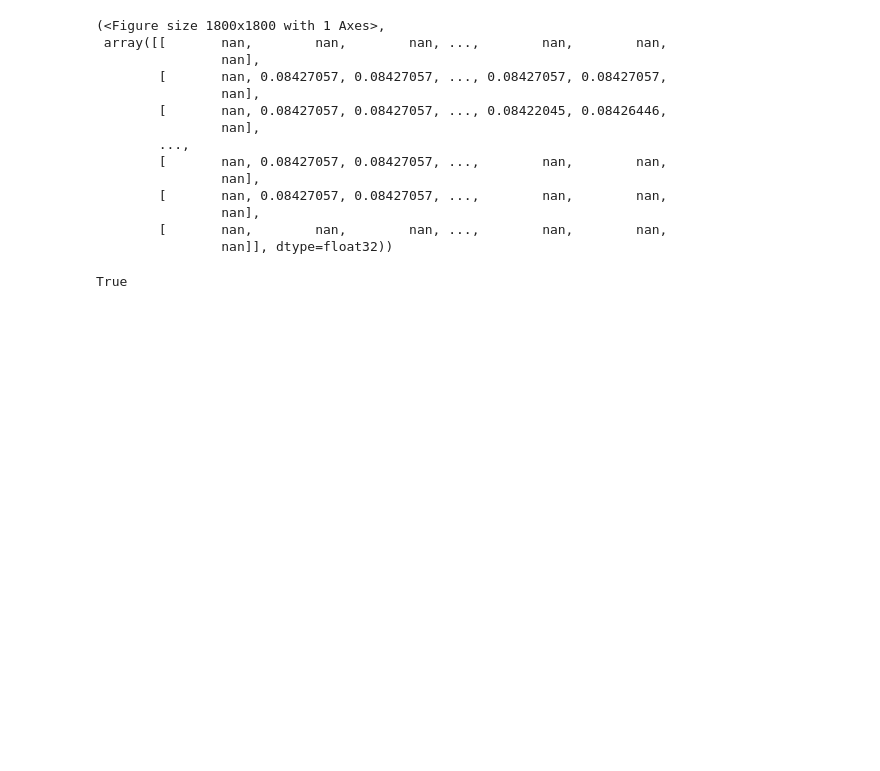
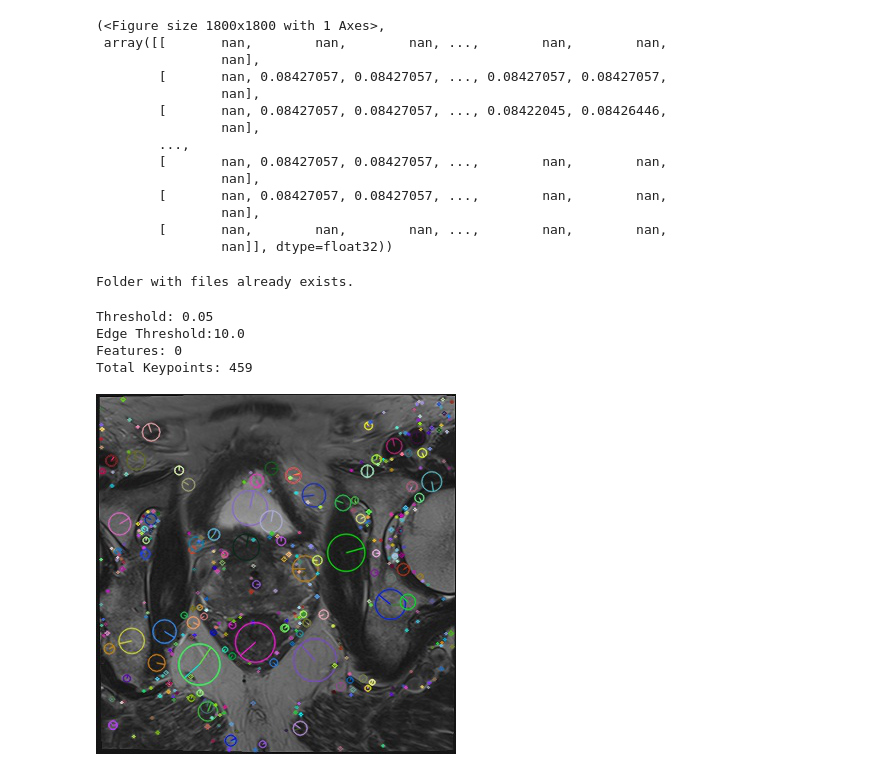
Before and after one commit to NMVRodrigues/bovw_test, a Jupyter notebook: keypoint_testing.ipynb, the cells around one changed output. Saved outputs shown, nothing was run; the diff lists cells and outputs as text; code cells hidden in the pictures; blank space fills up the shorter version.

Commit message:
improved notebook to include both sift and fast

```diff
--- a/keypoint_testing.ipynb
+++ b/keypoint_testing.ipynb
@@ -52,22 +54,44 @@ matshow3d(
                 nan]], dtype=float32))
 # %%
 # iterate and save the slices
+try:
+    os.mkdir('slices')
 
-os.mkdir('slices')
-
-for i in range(img.shape[-1]):
-    save_image(img[0, :, :, i], "slices/slice_"+str(i)+".png")
+    for i in range(img.shape[-1]):
+        save_image(img[0, :, :, i], "slices/slice_"+str(i)+".png")
+except:
+    print("Folder with files already exists.")
+# %% [output]
+Folder with files already exists.
 # %%
 # call SIFT and compute the keypoints
 
 img = cv2.imread('slices/slice_13.png')
 gray= cv2.cvtColor(img,cv2.COLOR_BGR2GRAY)
 
 sift = cv2.SIFT_create()
+sift.setContrastThreshold(0.05)
 kp = sift.detect(gray,None)
 
 # generate and save the image with the keypopints
-img_kp=cv2.drawKeypoints(gray,kp,img)
+img_kp=cv2.drawKeypoints(gray,kp,img, flags=cv2.DRAW_MATCHES_FLAGS_DRAW_RICH_KEYPOINTS)
+
+# Print all the params
+print( "Threshold: {}".format(sift.getContrastThreshold()) )
+print( "Edge Threshold:{}".format(sift.getEdgeThreshold()) )
+print( "Features: {}".format(sift.getNFeatures()) )
+print( "Total Keypoints: {}".format(len(kp)) )
+
+# calculate the descriptors
+des = sift.compute(gray, kp)
+
+# save and show image
 cv2.imwrite('sift_keypoints.jpg',img_kp)
+image = Image.open('sift_keypoints.jpg')
+display(image)
 # %% [output]
-True
+Threshold: 0.05
+Edge Threshold:10.0
+Features: 0
+Total Keypoints: 459
+[figure, added]
```
Also changed, not shown: parts of 2 cells of this notebook, 28 other files.
